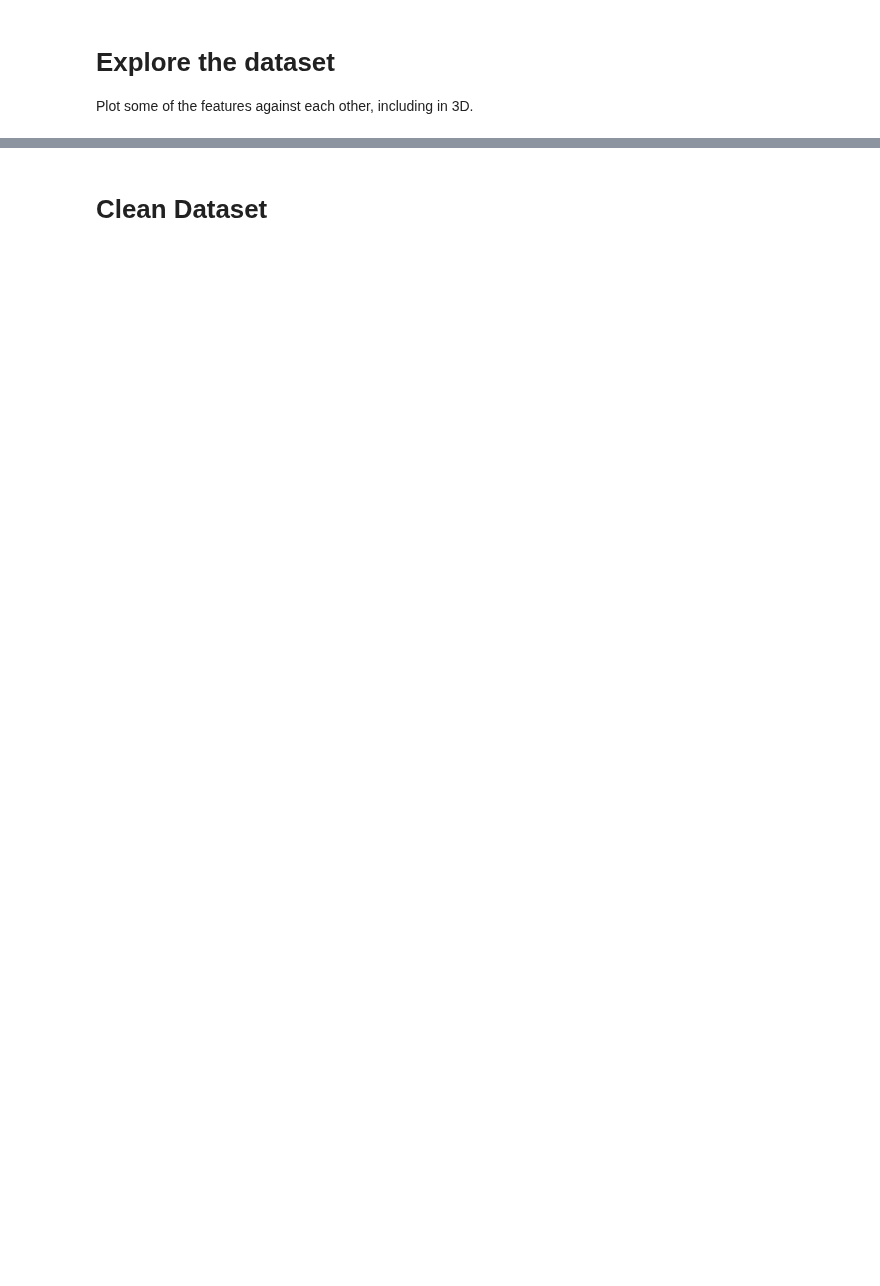
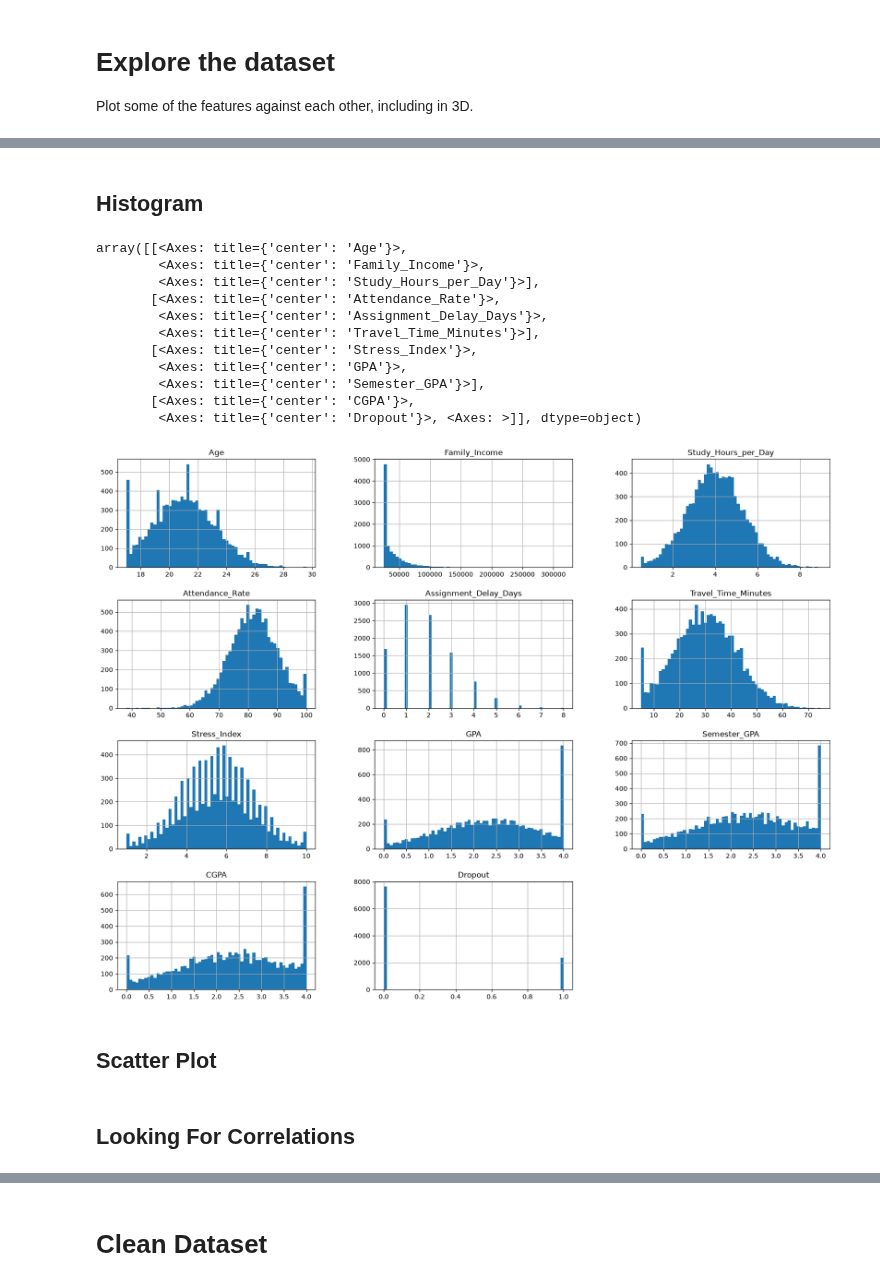
Before and after one commit to mothibimalebana/drop-out-classification, a Jupyter notebook: main.ipynb, the cells around one changed output, grey strips where cells are left out. Cells and saved outputs as stored; diff of their text form; code cells hidden in the pictures; blank space fills up the shorter version.

```diff
--- a/main.ipynb
+++ b/main.ipynb
@@ -73,0 +90,20 @@ for x_axis_data, y_axis_data in [
+# %% [markdown]
+## Histogram
+# %%
+# column histogram
+df.hist(bins=60, figsize=(20,15))
+# %% [output]
+array([[<Axes: title={'center': 'Age'}>,
+        <Axes: title={'center': 'Family_Income'}>,
+        <Axes: title={'center': 'Study_Hours_per_Day'}>],
+       [<Axes: title={'center': 'Attendance_Rate'}>,
+        <Axes: title={'center': 'Assignment_Delay_Days'}>,
+        <Axes: title={'center': 'Travel_Time_Minutes'}>],
+       [<Axes: title={'center': 'Stress_Index'}>,
+        <Axes: title={'center': 'GPA'}>,
+        <Axes: title={'center': 'Semester_GPA'}>],
+       [<Axes: title={'center': 'CGPA'}>,
+        <Axes: title={'center': 'Dropout'}>, <Axes: >]], dtype=object)
+[figure, added]
+# %% [markdown]
+## Scatter Plot
@@ -73,0 +130,2 @@ for x_axis_data, y_axis_data in [
+# %% [markdown]
+## Looking For Correlations
```
Also changed, not shown: parts of 32 cells of this notebook, 1 other file.
